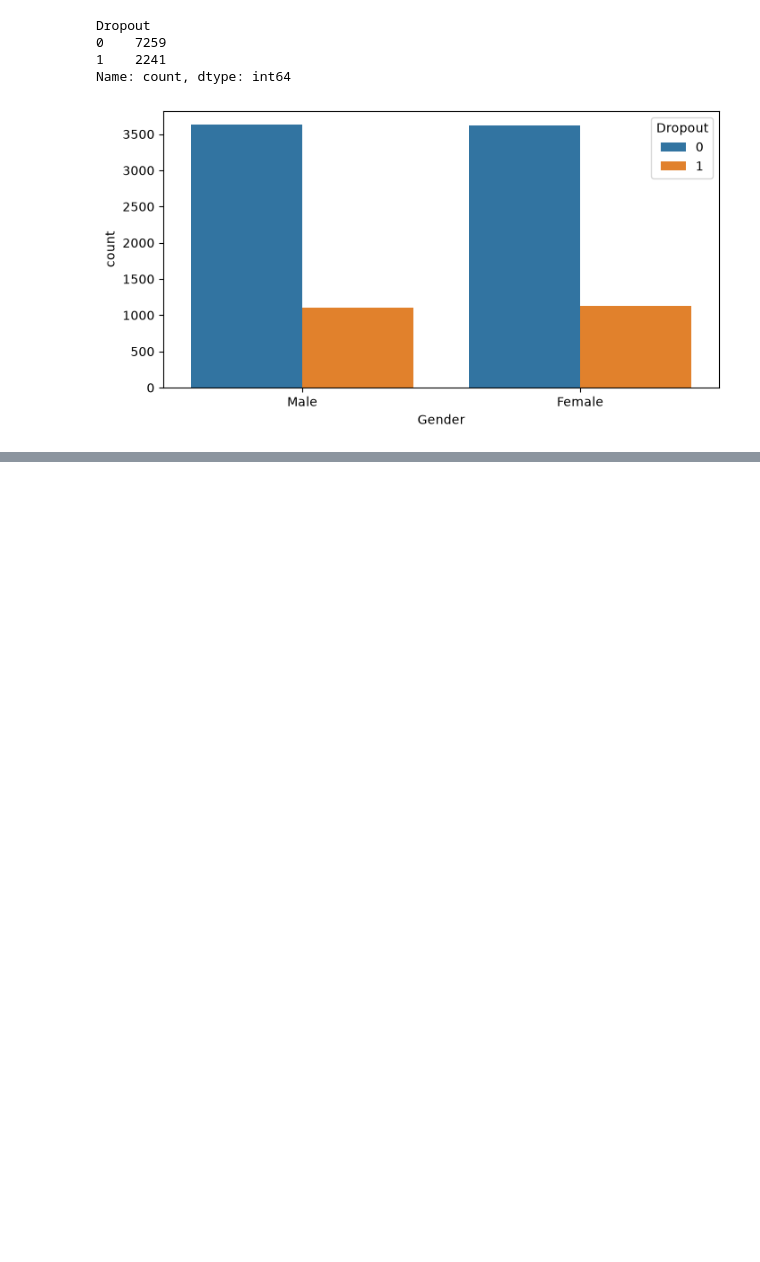
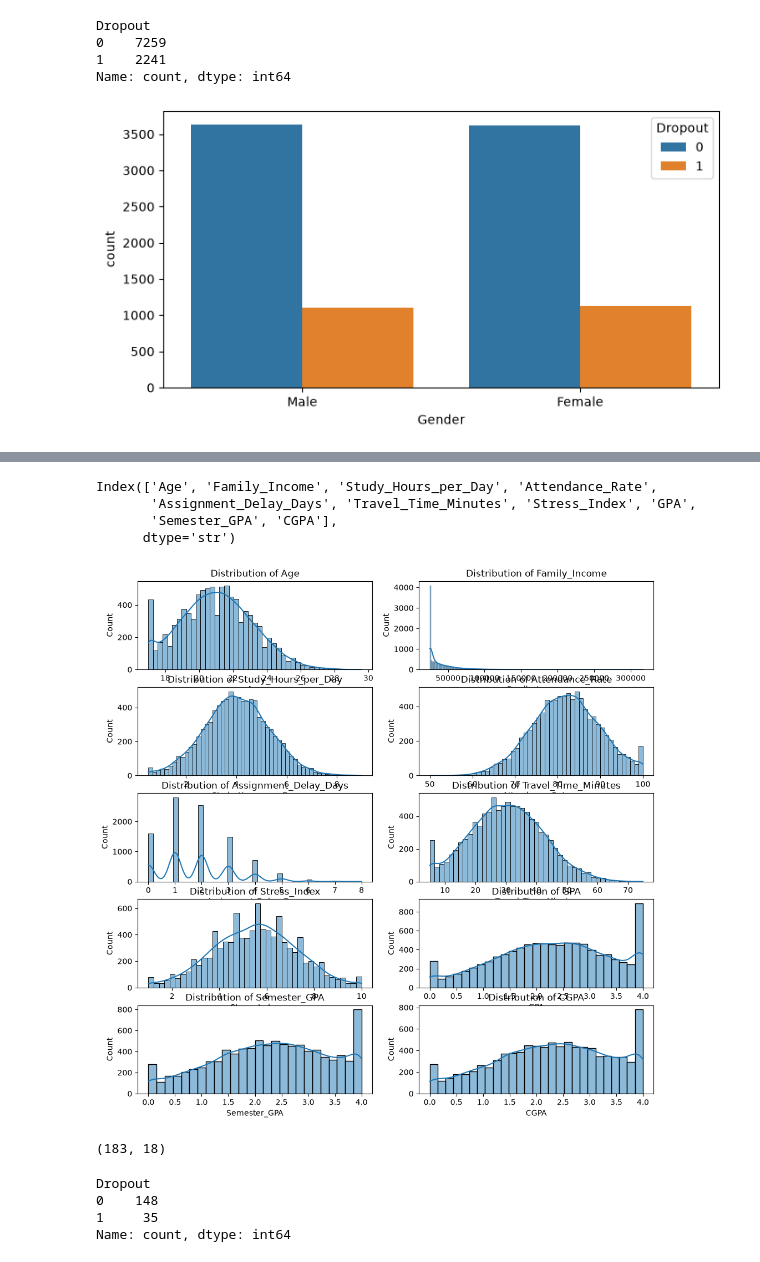
Before and after one commit to harshrathi0010-web/Student-Dropout-Prediction-Project-, a Jupyter notebook: notebook/EDA1.ipynb, the cells around one changed output, grey strips where cells are left out. Saved outputs shown, nothing was run; the diff lists cells and outputs as text; code cells hidden in the pictures; blank space fills up the shorter version.

```diff
--- a/notebook/EDA1.ipynb
+++ b/notebook/EDA1.ipynb
@@ -203,0 +232,3 @@ y=df["Dropout"]
+# %%
+cat_cols=X.select_dtypes(include="object").columns
+cat_cols
@@ -203,0 +241,3 @@ y=df["Dropout"]
+# %%
+for col in cat_cols:
+    print(f"{col}:{X[col].nunique()}")
@@ -203,0 +252,29 @@ y=df["Dropout"]
+# %%
+num_cols=X.select_dtypes(include=np.number).columns
+num_cols
+# %% [output]
+Index(['Age', 'Family_Income', 'Study_Hours_per_Day', 'Attendance_Rate',
+       'Assignment_Delay_Days', 'Travel_Time_Minutes', 'Stress_Index', 'GPA',
+       'Semester_GPA', 'CGPA'],
+      dtype='str')
+# %%
+plt.figure(figsize=(12,12))
+for i,col in enumerate(num_cols):
+    plt.subplot(5,2,i+1)
+    sns.histplot(data=X,x=col,kde=True)
+    plt.title(f"Distribution of {col}")
+
+plt.show()
+# %% [output]
+[figure, added]
+# %%
+df[df["Family_Income"]>100000].shape
+# %% [output]
+(183, 18)
+# %%
+df[df["Family_Income"]>100000].Dropout.value_counts()
+# %% [output]
+Dropout
+0    148
+1     35
+Name: count, dtype: int64
```
Also changed, not shown: parts of 14 cells of this notebook, 2 other files.
